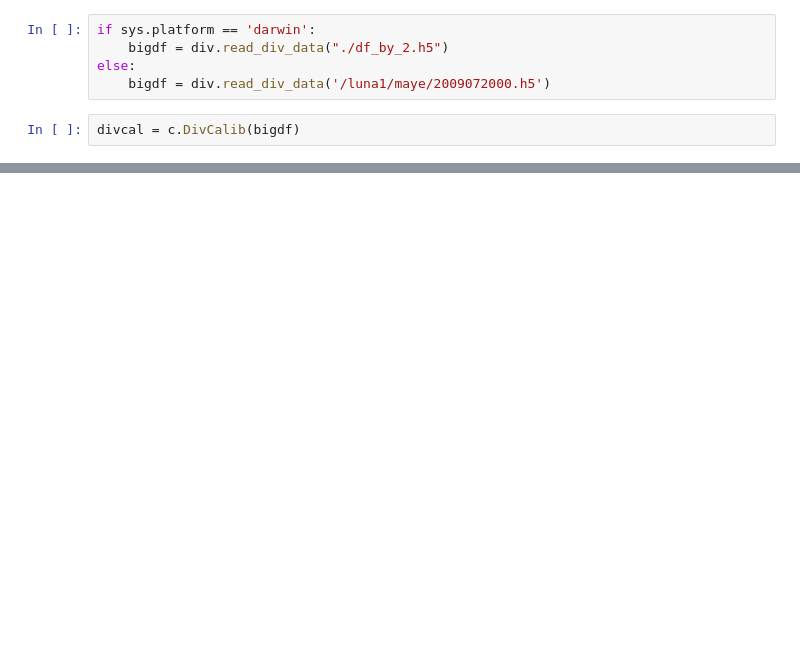
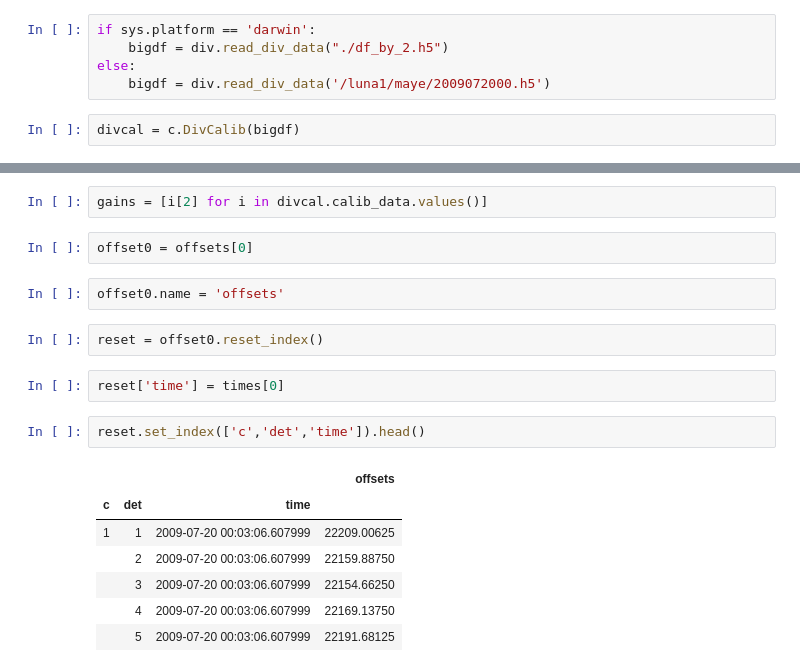
Before and after one commit to lro-diviner/divcalib, a Jupyter notebook: DivCalib.ipynb, the cells around one changed output, grey strips where cells are left out. Saved outputs shown, nothing was run; the diff lists cells and outputs as text; blank space fills up the shorter version.

```diff
--- a/DivCalib.ipynb
+++ b/DivCalib.ipynb
@@ -134,0 +21,20 @@ svdf = df.set_index('sv_blocks',append=True)
+# %%
+gains = [i[2] for i in divcal.calib_data.values()]
+# %%
+offset0 = offsets[0]
+# %%
+offset0.name = 'offsets'
+# %%
+reset = offset0.reset_index()
+# %%
+reset['time'] = times[0]
+# %%
+reset.set_index(['c','det','time']).head()
+# %% [output]
+|  |  |  | offsets |
+| c | det | time |  |
+| 1 | 1 | 2009-07-20 00:03:06.607999 | 22209.00625 |
+|  | 2 | 2009-07-20 00:03:06.607999 | 22159.88750 |
+|  | 3 | 2009-07-20 00:03:06.607999 | 22154.66250 |
+|  | 4 | 2009-07-20 00:03:06.607999 | 22169.13750 |
+|  | 5 | 2009-07-20 00:03:06.607999 | 22191.68125 |
```
Also changed, not shown: parts of 39 cells of this notebook, 1 other file.
